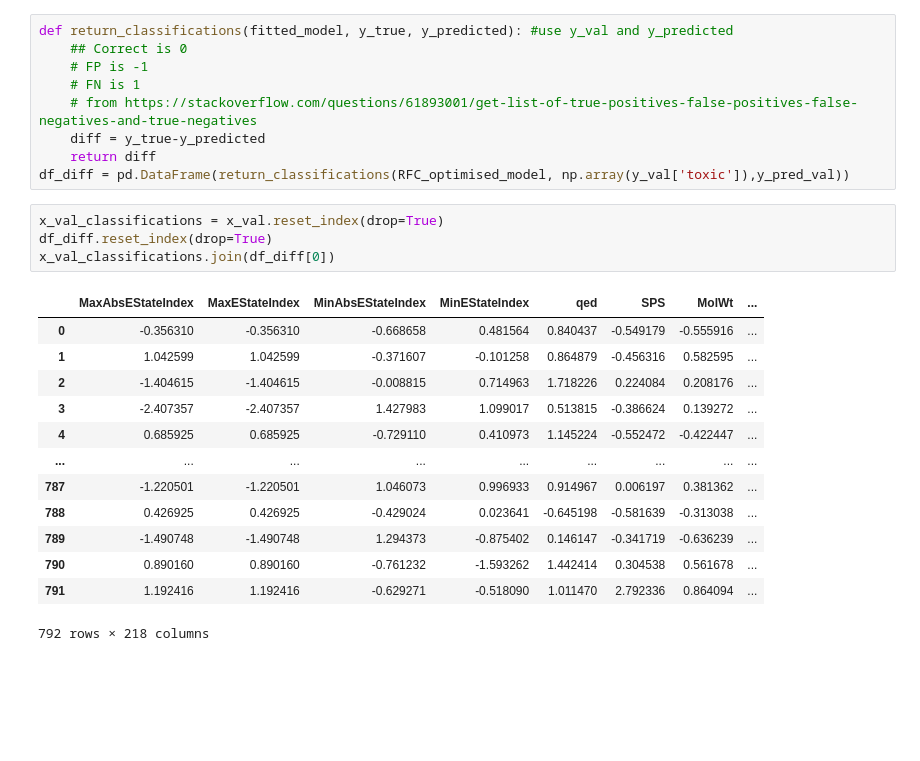
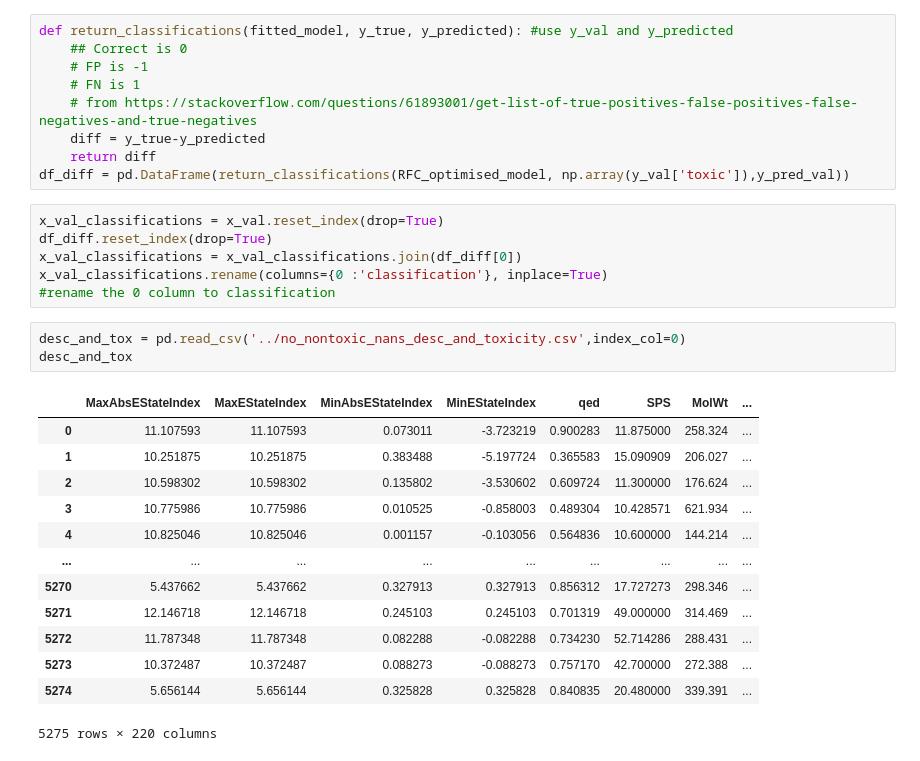
Before and after one commit to dx21006/ML_Tox21_Assessment, a Jupyter notebook: no_nontoxic_nans/2_random_forest/random forest new.ipynb, the cells around one changed output. Drawn from its saved outputs; the diff is of its cells as text; blank space fills up the shorter version.

```diff
--- a/no_nontoxic_nans/2_random_forest/random forest new.ipynb
+++ b/no_nontoxic_nans/2_random_forest/random forest new.ipynb
@@ -394,18 +377,23 @@ df_diff = pd.DataFrame(return_classifications(RFC_optimised_model, np.array(y_va
 # %%
 x_val_classifications = x_val.reset_index(drop=True)
 df_diff.reset_index(drop=True)
-x_val_classifications.join(df_diff[0])
+x_val_classifications = x_val_classifications.join(df_diff[0])
+x_val_classifications.rename(columns={0 :'classification'}, inplace=True)
+#rename the 0 column to classification
-# %% [output]
-|  | MaxAbsEStateIndex | MaxEStateIndex | MinAbsEStateIndex | MinEStateIndex | qed | SPS | MolWt | ... |
-| 0 | -0.356310 | -0.356310 | -0.668658 | 0.481564 | 0.840437 | -0.549179 | -0.555916 | ... |
-| 1 | 1.042599 | 1.042599 | -0.371607 | -0.101258 | 0.864879 | -0.456316 | 0.582595 | ... |
-| 2 | -1.404615 | -1.404615 | -0.008815 | 0.714963 | 1.718226 | 0.224084 | 0.208176 | ... |
-| 3 | -2.407357 | -2.407357 | 1.427983 | 1.099017 | 0.513815 | -0.386624 | 0.139272 | ... |
-| 4 | 0.685925 | 0.685925 | -0.729110 | 0.410973 | 1.145224 | -0.552472 | -0.422447 | ... |
-| ... | ... | ... | ... | ... | ... | ... | ... | ... |
-| 787 | -1.220501 | -1.220501 | 1.046073 | 0.996933 | 0.914967 | 0.006197 | 0.381362 | ... |
-| 788 | 0.426925 | 0.426925 | -0.429024 | 0.023641 | -0.645198 | -0.581639 | -0.313038 | ... |
-| 789 | -1.490748 | -1.490748 | 1.294373 | -0.875402 | 0.146147 | -0.341719 | -0.636239 | ... |
-| 790 | 0.890160 | 0.890160 | -0.761232 | -1.593262 | 1.442414 | 0.304538 | 0.561678 | ... |
-| 791 | 1.192416 | 1.192416 | -0.629271 | -0.518090 | 1.011470 | 2.792336 | 0.864094 | ... |
-792 rows × 218 columns
+# %%
+desc_and_tox = pd.read_csv('../no_nontoxic_nans_desc_and_toxicity.csv',index_col=0)
+desc_and_tox
+# %% [output]
+|  | MaxAbsEStateIndex | MaxEStateIndex | MinAbsEStateIndex | MinEStateIndex | qed | SPS | MolWt | ... |
+| 0 | 11.107593 | 11.107593 | 0.073011 | -3.723219 | 0.900283 | 11.875000 | 258.324 | ... |
+| 1 | 10.251875 | 10.251875 | 0.383488 | -5.197724 | 0.365583 | 15.090909 | 206.027 | ... |
+| 2 | 10.598302 | 10.598302 | 0.135802 | -3.530602 | 0.609724 | 11.300000 | 176.624 | ... |
+| 3 | 10.775986 | 10.775986 | 0.010525 | -0.858003 | 0.489304 | 10.428571 | 621.934 | ... |
+| 4 | 10.825046 | 10.825046 | 0.001157 | -0.103056 | 0.564836 | 10.600000 | 144.214 | ... |
+| ... | ... | ... | ... | ... | ... | ... | ... | ... |
+| 5270 | 5.437662 | 5.437662 | 0.327913 | 0.327913 | 0.856312 | 17.727273 | 298.346 | ... |
+| 5271 | 12.146718 | 12.146718 | 0.245103 | 0.245103 | 0.701319 | 49.000000 | 314.469 | ... |
+| 5272 | 11.787348 | 11.787348 | 0.082288 | -0.082288 | 0.734230 | 52.714286 | 288.431 | ... |
+| 5273 | 10.372487 | 10.372487 | 0.088273 | -0.088273 | 0.757170 | 42.700000 | 272.388 | ... |
+| 5274 | 5.656144 | 5.656144 | 0.325828 | 0.325828 | 0.840835 | 20.480000 | 339.391 | ... |
+5275 rows × 220 columns
```
Also changed, not shown: parts of 8 cells of this notebook.
